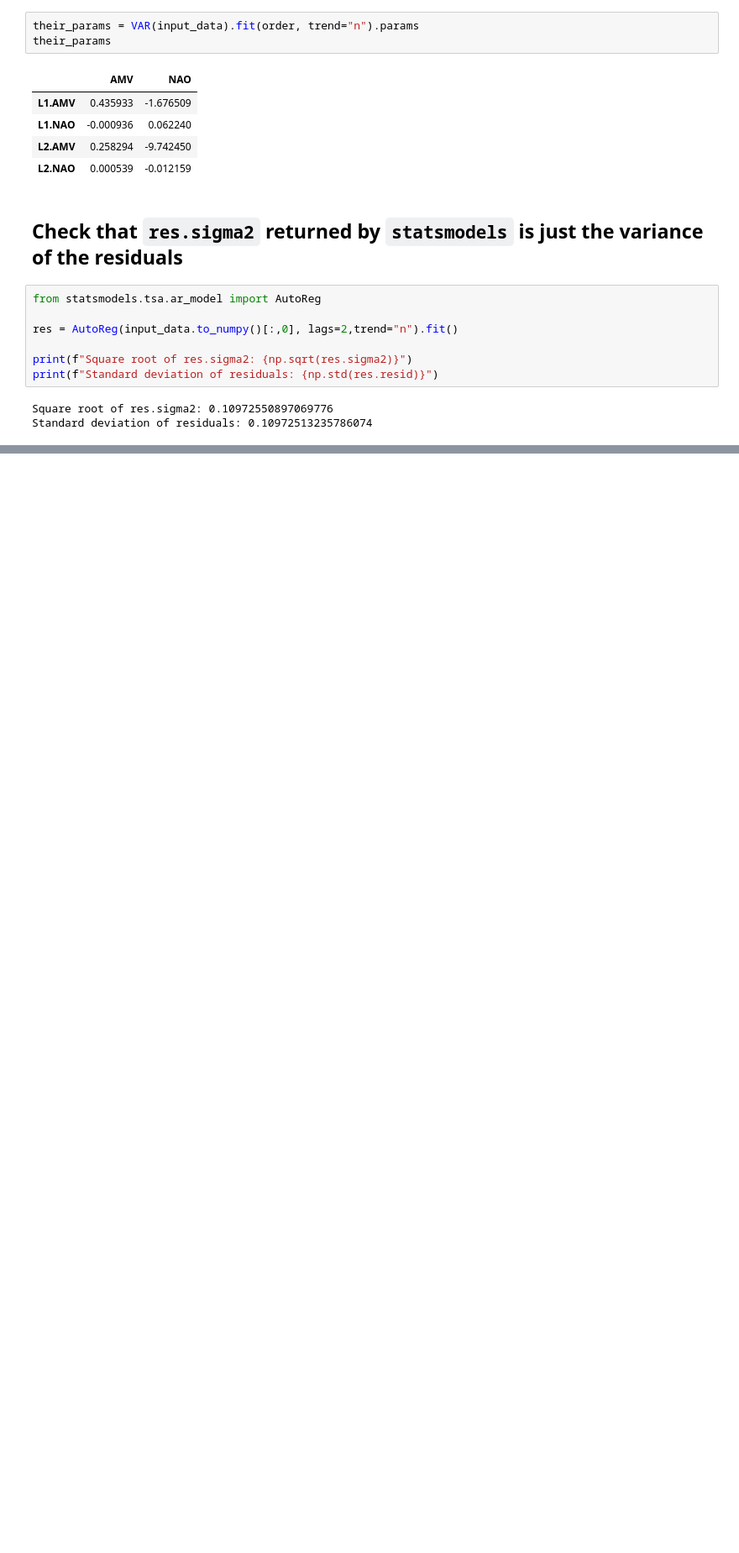
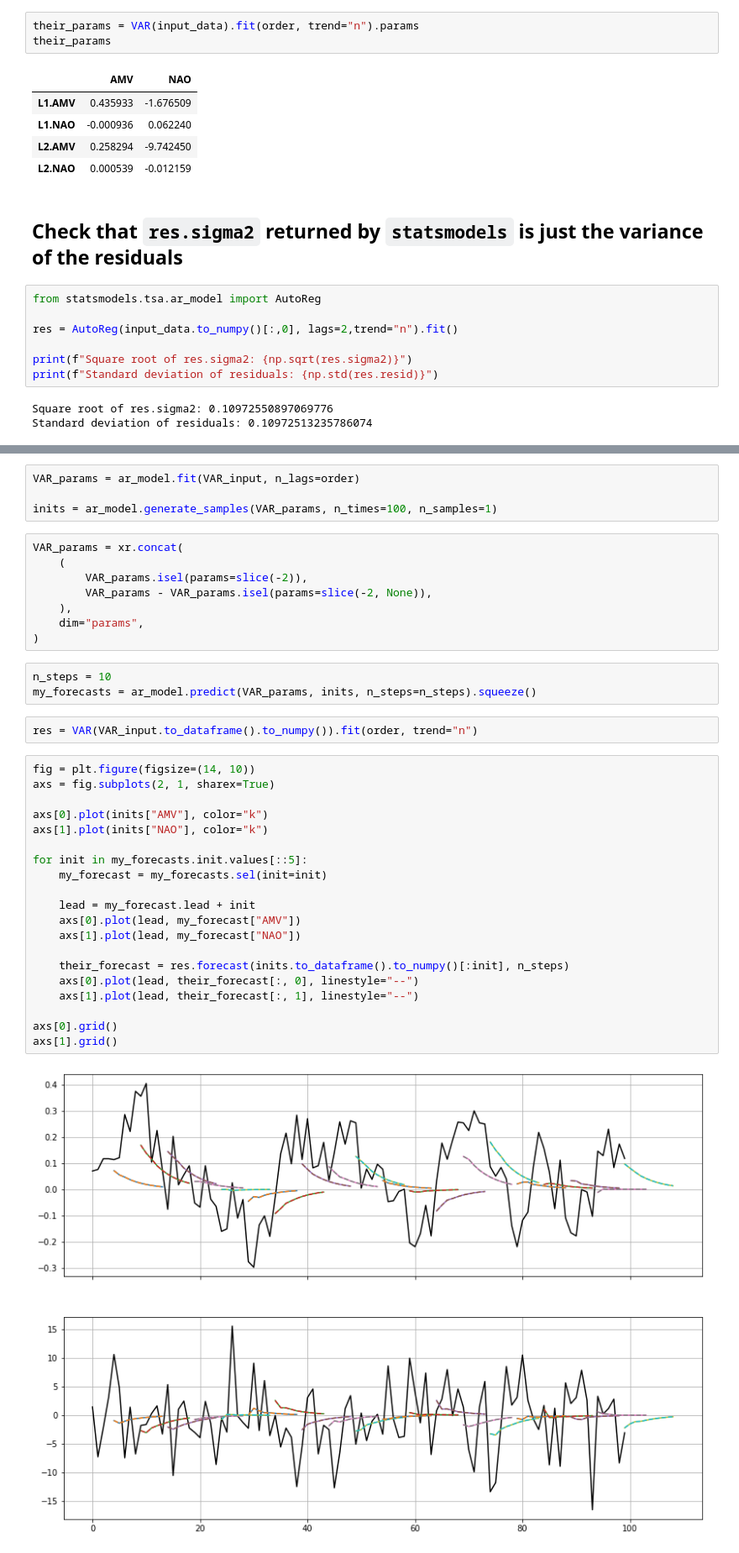
Before and after one commit to dougiesquire/Squire_2022_correlation, a Jupyter notebook: notebooks/exploratory/try_VAR.ipynb, the cells around one changed output, grey strips where cells are left out. Shown: that part at 84% size. Drawn from its saved outputs; the diff is of its cells as text; blank space fills up the shorter version.

```diff
--- a/notebooks/exploratory/try_VAR.ipynb
+++ b/notebooks/exploratory/try_VAR.ipynb
@@ -667,0 +477,39 @@ order = 2
+# %%
+VAR_params = ar_model.fit(VAR_input, n_lags=order)
+
+inits = ar_model.generate_samples(VAR_params, n_times=100, n_samples=1)
+# %%
+VAR_params = xr.concat(
+    (
+        VAR_params.isel(params=slice(-2)),
+        VAR_params - VAR_params.isel(params=slice(-2, None)),
+    ),
+    dim="params",
+)
+# %%
+n_steps = 10
+my_forecasts = ar_model.predict(VAR_params, inits, n_steps=n_steps).squeeze()
+# %%
+res = VAR(VAR_input.to_dataframe().to_numpy()).fit(order, trend="n")
+# %%
+fig = plt.figure(figsize=(14, 10))
+axs = fig.subplots(2, 1, sharex=True)
+
+axs[0].plot(inits["AMV"], color="k")
+axs[1].plot(inits["NAO"], color="k")
+
+for init in my_forecasts.init.values[::5]:
+    my_forecast = my_forecasts.sel(init=init)
+
+    lead = my_forecast.lead + init
+    axs[0].plot(lead, my_forecast["AMV"])
+    axs[1].plot(lead, my_forecast["NAO"])
+
+    their_forecast = res.forecast(inits.to_dataframe().to_numpy()[:init], n_steps)
+    axs[0].plot(lead, their_forecast[:, 0], linestyle="--")
+    axs[1].plot(lead, their_forecast[:, 1], linestyle="--")
+
+axs[0].grid()
+axs[1].grid()
+# %% [output]
+[figure, added]
```
Also changed, not shown: parts of 32 cells of this notebook, 1 other file.
